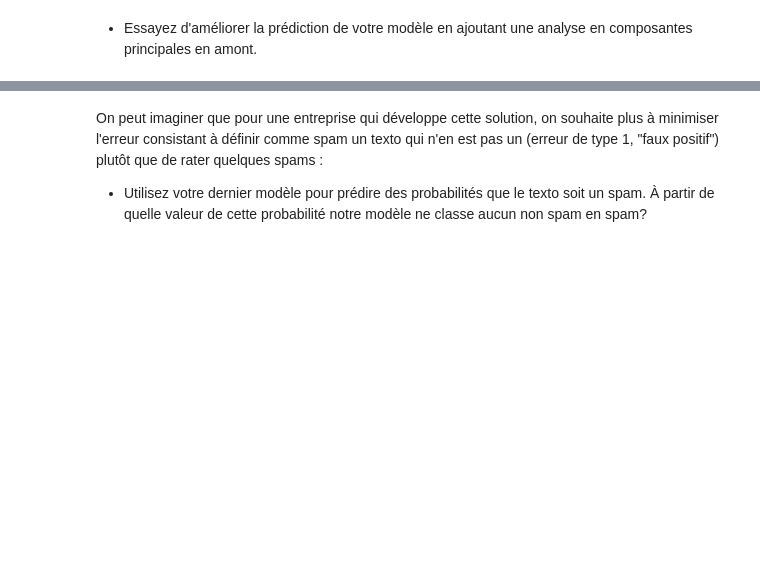
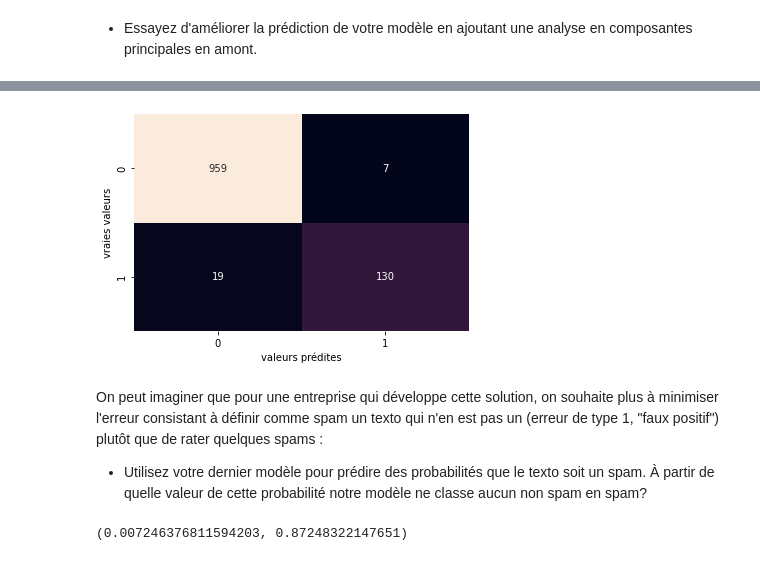
Before and after one commit to louiskuhn/IA-P2-Euskadi, a Jupyter notebook: Ressources/Machine Learning/NLP/3. NLP_classification textos.ipynb, the cells around one changed output, grey strips where cells are left out. Saved outputs shown, nothing was run; the diff lists cells and outputs as text; code cells hidden in the pictures; blank space fills up the shorter version.

```diff
--- a/Ressources/Machine Learning/NLP/3. NLP_classification textos.ipynb
+++ b/Ressources/Machine Learning/NLP/3. NLP_classification textos.ipynb
@@ -258,0 +293,4 @@ ax2.set_title('Spam', fontdict={'size':40});
+# %%
+# on récupère les projections sur les composantes principales
+X_train_pca = pca.transform(X_train)
+X_test_pca = pca.transform(X_test)
@@ -259,3 +304,10 @@ ax2.set_title('Spam', fontdict={'size':40});
+# %%
+# on affiche la matrice de confusion
+sns.heatmap(confusion_matrix(y_test, rf.predict(X_test_pca)), annot=True, cbar=False, fmt='d')
+plt.ylabel('vraies valeurs')
+plt.xlabel('valeurs prédites');
+# %% [output]
+[figure, added]
 # %% [markdown]
 On peut imaginer que pour une entreprise qui développe cette solution, on souhaite plus à minimiser l'erreur consistant à définir comme spam un texto qui n'en est pas un (erreur de type 1, "faux positif") plutôt que de rater quelques spams :
 - Utilisez votre dernier modèle pour prédire des probabilités que le texto soit un spam. À partir de quelle valeur de cette probabilité notre modèle ne classe aucun non spam en spam?
@@ -261,0 +317,11 @@ On peut imaginer que pour une entreprise qui développe cette solution, on souha
+# %%
+# on récupère le nombre de faux positifs (erreur de type I) sur l'échantillon test
+def FP_seuil(seuil=0.5, pred_probas=pred_probas):
+    y_pred = 1 * (pred_probas[:,1] > seuil)
+    TFP = y_pred[y_test==0].sum()/(y_test==0).sum()
+    TFN = y_pred[y_test==1].sum()/(y_test==1).sum()
+    return TFP, TFN
+
+FP_seuil(0.5)
+# %% [output]
+(0.007246376811594203, 0.87248322147651)
```
Also changed, not shown: parts of 11 cells of this notebook, 2 other files.
